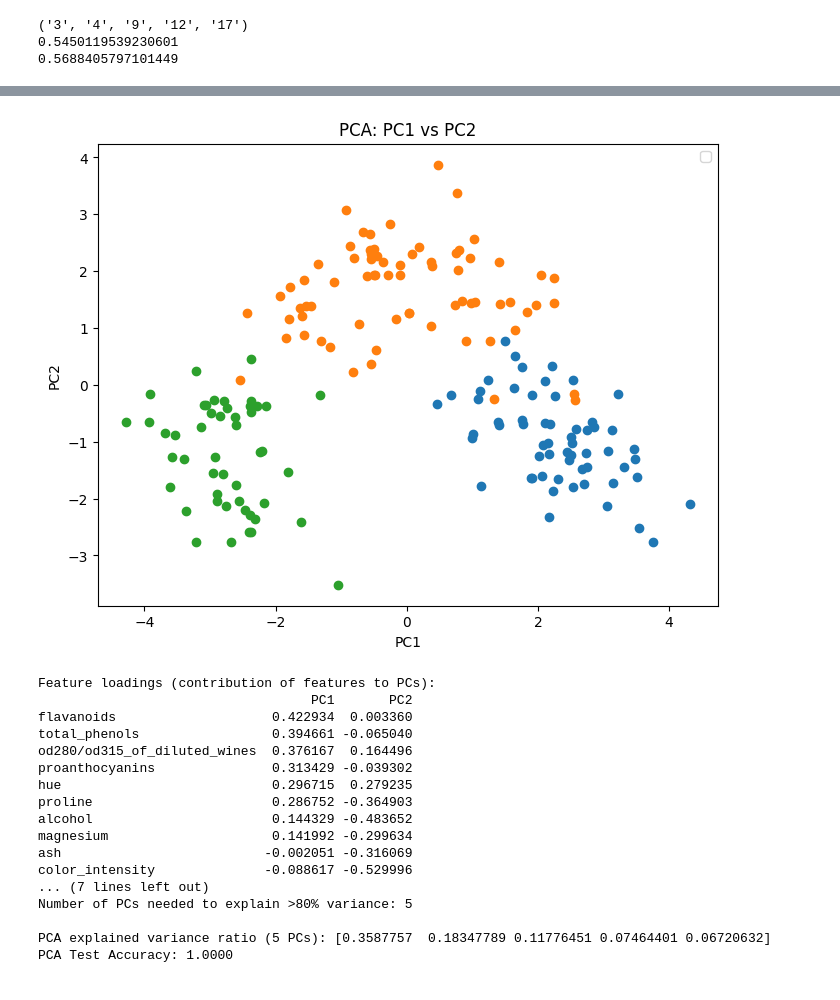
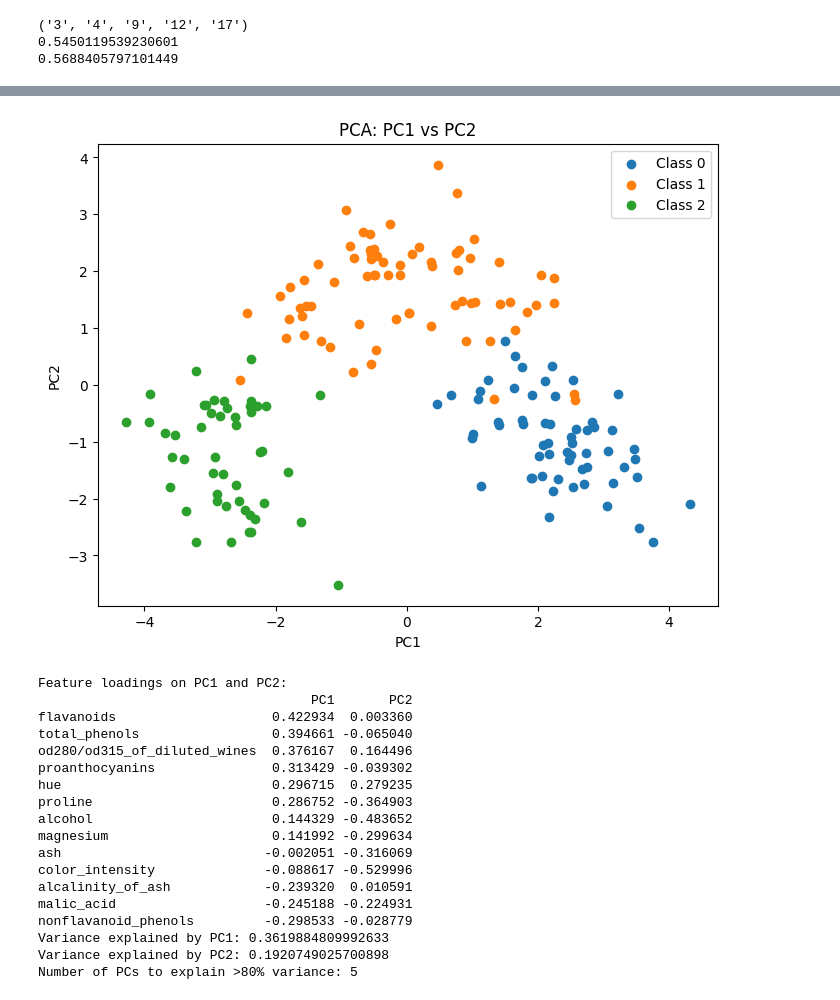
Before and after one commit to Seshmanuvarthi/ml-journey-2025, a Jupyter notebook: ml-internal-practise.ipynb, the cells around one changed output, grey strips where cells are left out. Cells and saved outputs as stored; diff of their text form; code cells hidden in the pictures.

```diff
--- a/ml-internal-practise.ipynb
+++ b/ml-internal-practise.ipynb
@@ -582,77 +462,51 @@ Elastic Net Coefficients: [ 10.28633208   0.28598338  37.46465473  27.54476518
 Reduced shape (Elastic Net): (442, 10)
 Features Kept by Elastic Net: ['age', 'sex', 'bmi', 'bp', 's1', 's2', 's3', 's4', 's5', 's6']
 # %%
-# PCA Example with Wine Dataset
-import pandas as pd
-import numpy as np
-import matplotlib.pyplot as plt
-from sklearn.datasets import load_wine
-from sklearn.preprocessing import StandardScaler
+# ================================================================
+# 2. PCA on Wine Dataset
+# ================================================================
 from sklearn.decomposition import PCA
-from sklearn.model_selection import train_test_split
-from sklearn.linear_model import LogisticRegression
 
-# 1. Load dataset
 wine = load_wine()
 X, y = wine.data, wine.target
 feature_names = wine.feature_names
 
-# 2. Standardize the variables (very important for PCA)
+# Standardize features
 scaler = StandardScaler()
 X_scaled = scaler.fit_transform(X)
 
-# 3. Apply PCA (reduce to 2 components for visualization)
+# PCA with 2 components
 pca = PCA(n_components=2)
 X_pca = pca.fit_transform(X_scaled)
 
-# 3.a Scatter plot: PC1 vs PC2 (2D visualization)
+# Scatter plot
 plt.figure(figsize=(8,6))
 for label in np.unique(y):
-    plt.scatter(X_pca[y==label, 0], X_pca[y==label, 1])
+    plt.scatter(X_pca[y==label,0], X_pca[y==label,1], label=f'Class {label}')
 plt.xlabel('PC1')
 plt.ylabel('PC2')
 plt.title('PCA: PC1 vs PC2')
 plt.legend()
 plt.show()
 
-# 4. Feature loadings (importance of features in PC1 and PC2)
-loadings = pd.DataFrame(
-    pca.components_.T,
-    index=feature_names,
-    columns=['PC1','PC2']
-)
-print("\nFeature loadings (contribution of features to PCs):")
+# Feature loadings
+loadings = pd.DataFrame(pca.components_.T, index=feature_names, columns=['PC1','PC2'])
+print("Feature loadings on PC1 and PC2:")
 print(loadings.sort_values(by='PC1', ascending=False))
 
-# 5. Variance explained by PC1 and PC2
+# Variance explained
 explained_variance = pca.explained_variance_ratio_
-print(f"\nVariance explained by PC1: {explained_variance[0]*100:.2f}%")
-print(f"Variance explained by PC2: {explained_variance[1]*100:.2f}%")
+print(f"Variance explained by PC1: {explained_variance[0]}")
+print(f"Variance explained by PC2: {explained_variance[1]}")
 
-# 6. How many PCs are needed to explain >80% of variance?
-pca_full = PCA().fit(X_scaled)  # Fit PCA with all components
+# PCs needed for >80% variance
+pca_full = PCA().fit(X_scaled)
 cumulative_variance = np.cumsum(pca_full.explained_variance_ratio_)
 num_pcs_80 = np.argmax(cumulative_variance >= 0.8) + 1
-print(f"\nNumber of PCs needed to explain >80% variance: {num_pcs_80}")
-
-# 7. Train/Test split for classification
-X_train, X_test, y_train, y_test = train_test_split(X_scaled, y, test_size=0.2, random_state=42)
-
-# 8. Apply PCA for dimensionality reduction (e.g., 5 PCs)
-pca = PCA(n_components=5)
-X_train_pca = pca.fit_transform(X_train)
-X_test_pca = pca.transform(X_test)
-
-# 9. Train a classifier (Logistic Regression here)
-clf = LogisticRegression(max_iter=500)
-clf.fit(X_train_pca, y_train)
-
-# 10. Evaluate classifier
-print("\nPCA explained variance ratio (5 PCs):", pca.explained_variance_ratio_)
-print("PCA Test Accuracy: %.4f" % clf.score(X_test_pca, y_test))
+print(f"Number of PCs to explain >80% variance: {num_pcs_80}")
 # %% [output]
-[figure, old version]
+[figure, new version]
-Feature loadings (contribution of features to PCs):
+Feature loadings on PC1 and PC2:
                                    PC1       PC2
 flavanoids                    0.422934  0.003360
 total_phenols                 0.394661 -0.065040
@@ -664,11 +518,12 @@ alcohol                       0.144329 -0.483652
 magnesium                     0.141992 -0.299634
 ash                          -0.002051 -0.316069
 color_intensity              -0.088617 -0.529996
-... (7 lines left out)
-Number of PCs needed to explain >80% variance: 5
-
-PCA explained variance ratio (5 PCs): [0.3587757  0.18347789 0.11776451 0.07464401 0.06720632]
-PCA Test Accuracy: 1.0000
+alcalinity_of_ash            -0.239320  0.010591
+malic_acid                   -0.245188 -0.224931
+nonflavanoid_phenols         -0.298533 -0.028779
+Variance explained by PC1: 0.3619884809992633
+Variance explained by PC2: 0.1920749025700898
+Number of PCs to explain >80% variance: 5
 # %%
 # Linear Regression on House Price Prediction
 
```
Also changed, not shown: parts of 23 cells of this notebook.
